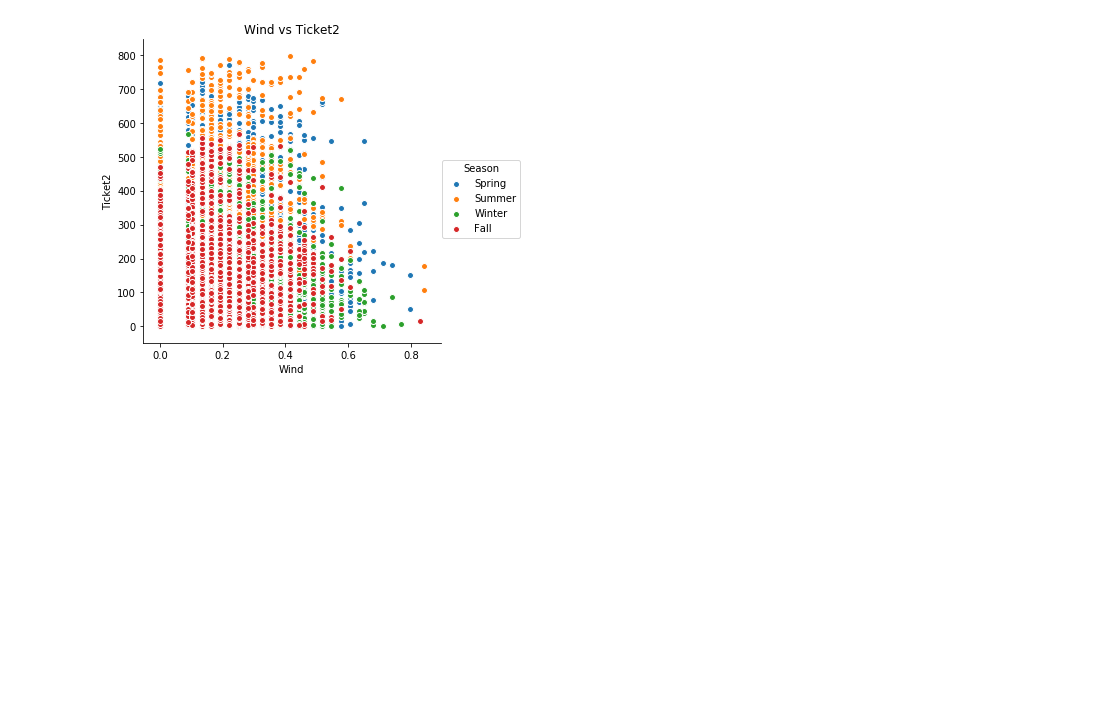
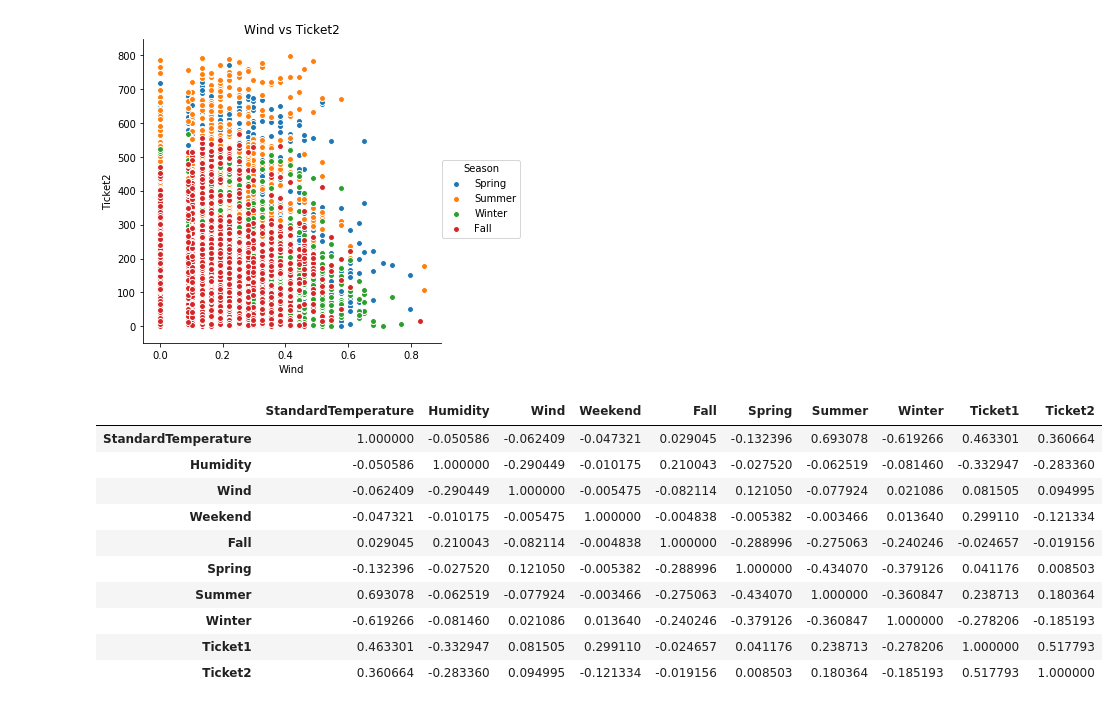
Before and after one commit to geekygooner/Amusement-Park, a Jupyter notebook: Plots.ipynb, the cells around one changed output. Drawn from its saved outputs; the diff is of its cells as text; code cells hidden in the pictures; blank space fills up the shorter version.

```diff
--- a/Plots.ipynb
+++ b/Plots.ipynb
@@ -47,4 +43,23 @@ sns.pairplot(x_vars=['Wind'],y_vars=['Ticket2'],data=df,hue='Season',size=5);
 plt.title('Wind vs Ticket2');
 # %% [output]
 [figure]
+# %%
+df=df[['StandardTemperature', 'Humidity', 'Wind','Day','Weekend', 'Season','Ticket1', 'Ticket2']]
+df_dummies=pd.get_dummies(df['Season'])
+df_new=pd.concat([df,df_dummies],axis=1)
+df_new=df_new[['StandardTemperature', 'Humidity', 'Wind','Weekend','Fall', 'Spring', 'Summer', 'Winter','Ticket1', 'Ticket2']]
+corr=df_new.corr()
+corr
+# %% [output]
+|  | StandardTemperature | Humidity | Wind | Weekend | Fall | Spring | Summer | Winter | Ticket1 | Ticket2 |
+| StandardTemperature | 1.000000 | -0.050586 | -0.062409 | -0.047321 | 0.029045 | -0.132396 | 0.693078 | -0.619266 | 0.463301 | 0.360664 |
+| Humidity | -0.050586 | 1.000000 | -0.290449 | -0.010175 | 0.210043 | -0.027520 | -0.062519 | -0.081460 | -0.332947 | -0.283360 |
+| Wind | -0.062409 | -0.290449 | 1.000000 | -0.005475 | -0.082114 | 0.121050 | -0.077924 | 0.021086 | 0.081505 | 0.094995 |
+| Weekend | -0.047321 | -0.010175 | -0.005475 | 1.000000 | -0.004838 | -0.005382 | -0.003466 | 0.013640 | 0.299110 | -0.121334 |
+| Fall | 0.029045 | 0.210043 | -0.082114 | -0.004838 | 1.000000 | -0.288996 | -0.275063 | -0.240246 | -0.024657 | -0.019156 |
+| Spring | -0.132396 | -0.027520 | 0.121050 | -0.005382 | -0.288996 | 1.000000 | -0.434070 | -0.379126 | 0.041176 | 0.008503 |
+| Summer | 0.693078 | -0.062519 | -0.077924 | -0.003466 | -0.275063 | -0.434070 | 1.000000 | -0.360847 | 0.238713 | 0.180364 |
+| Winter | -0.619266 | -0.081460 | 0.021086 | 0.013640 | -0.240246 | -0.379126 | -0.360847 | 1.000000 | -0.278206 | -0.185193 |
+| Ticket1 | 0.463301 | -0.332947 | 0.081505 | 0.299110 | -0.024657 | 0.041176 | 0.238713 | -0.278206 | 1.000000 | 0.517793 |
+| Ticket2 | 0.360664 | -0.283360 | 0.094995 | -0.121334 | -0.019156 | 0.008503 | 0.180364 | -0.185193 | 0.517793 | 1.000000 |
 # %%
```
Also changed, not shown: parts of 6 cells of this notebook.
